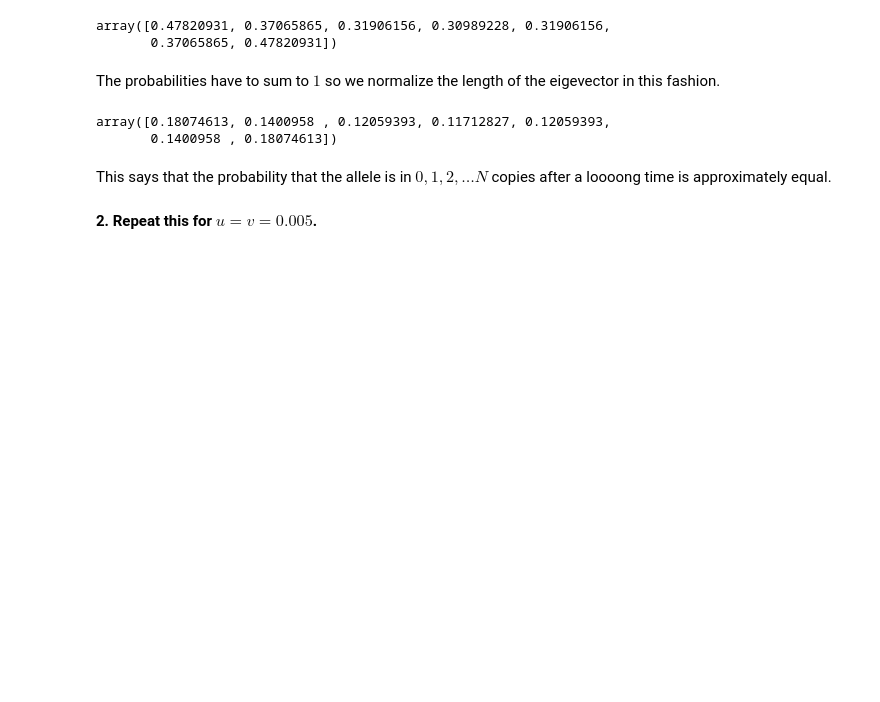
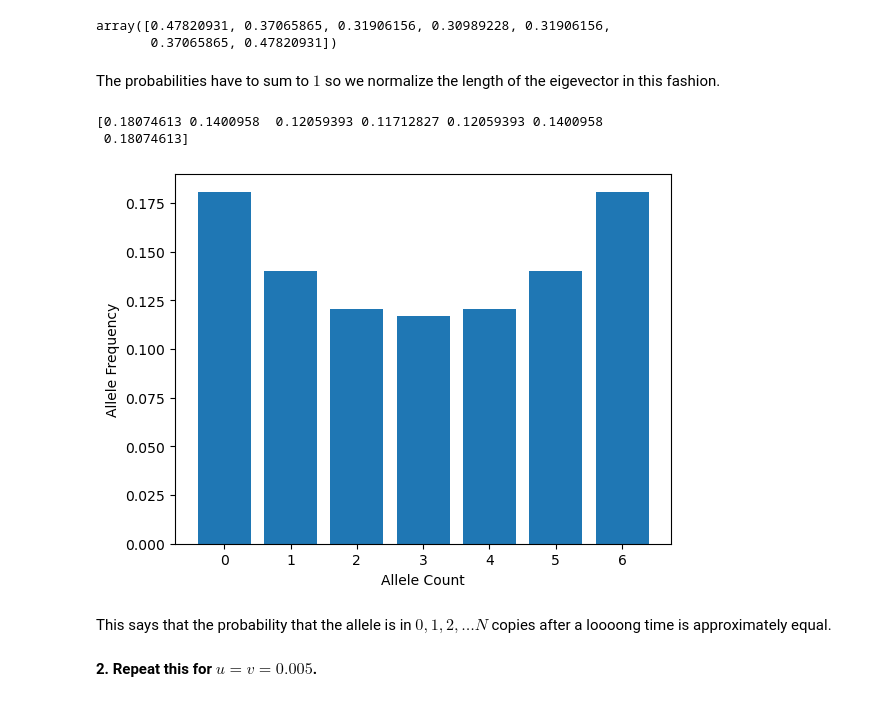
Before and after one commit to amacp/Math468, a Jupyter notebook: Lecture2_3.ipynb, the cells around one changed output. Drawn from its saved outputs; the diff is of its cells as text; code cells hidden in the pictures; blank space fills up the shorter version.

```diff
--- a/Lecture2_3.ipynb
+++ b/Lecture2_3.ipynb
@@ -57,3 +57,3 @@ The eigenvectors above are the left eigenvectors, we want the right eigenvectors
 # %%
-rightEVs=np.linalg.inv(eigenvectors);
+leftEVs=np.linalg.inv(eigenvectors);
 # %%
@@ -64,10 +64,24 @@ array([0.47820931, 0.37065865, 0.31906156, 0.30989228, 0.31906156,
 # %% [markdown]
 The probabilities have to sum to $1$ so we normalize the length of the eigevector in this fashion.
 # %%
-rightEVs[0]/np.sum(rightEVs[0])
+statDist=leftEVs[0]/np.sum(leftEVs[0])
+print(statDist)
 # %% [output]
-array([0.18074613, 0.1400958 , 0.12059393, 0.11712827, 0.12059393,
-       0.1400958 , 0.18074613])
+[0.18074613 0.1400958  0.12059393 0.11712827 0.12059393 0.1400958
+ 0.18074613]
+# %%
+import matplotlib.pyplot as plt
+# Create a bar chart
+plt.bar(range(len(statDist)), statDist)
+
+# Adding labels and title
+plt.xlabel('Allele Count')
+plt.ylabel('Allele Frequency')
+
+# Display the plot
+plt.show()
+# %% [output]
+[figure, added]
 # %% [markdown]
 This says that the probability that the allele is in $0,1,2,\dots N$ copies after a loooong time is approximately equal.
 # %% [markdown]
```
Also changed, not shown: parts of 4 cells of this notebook.
